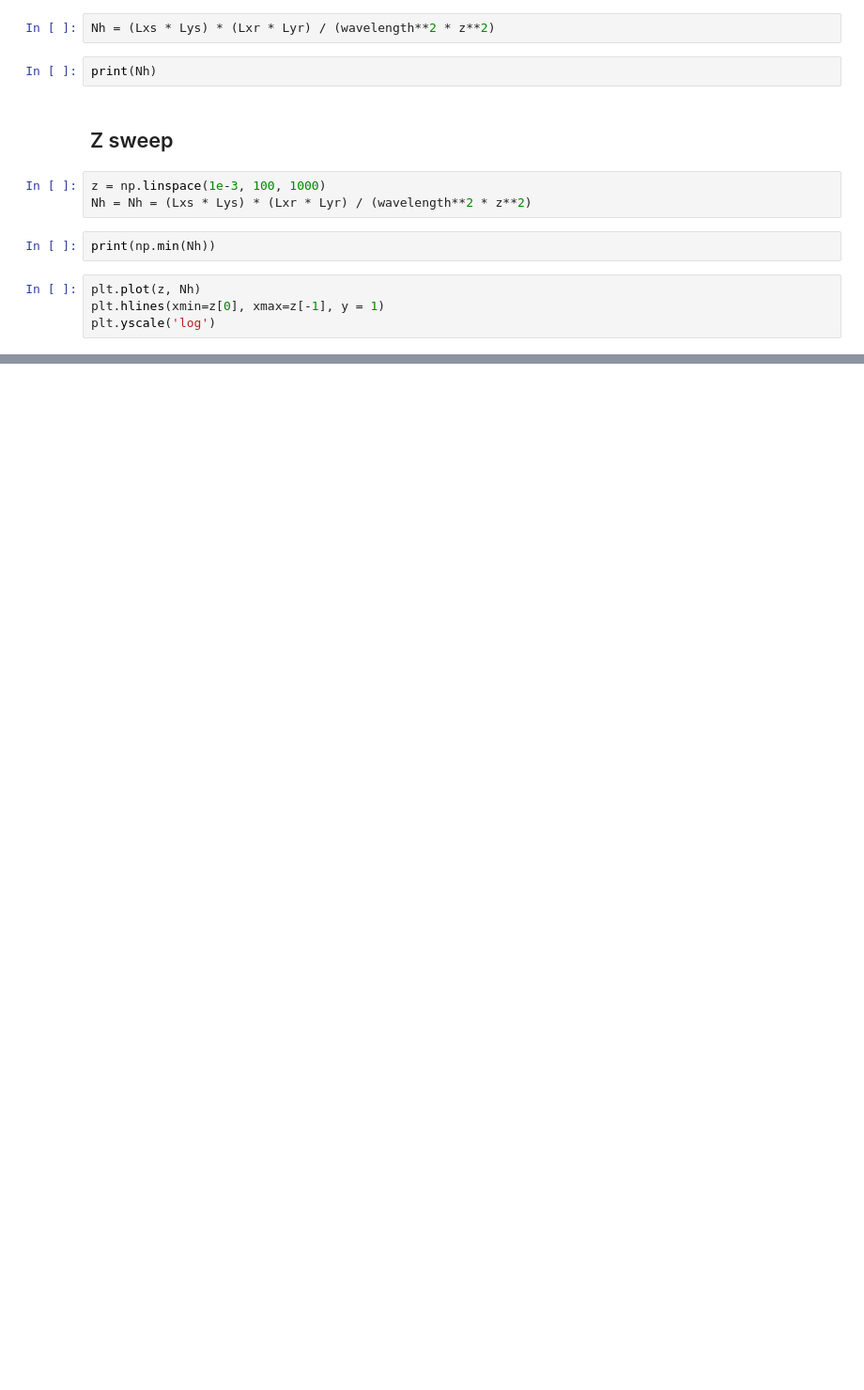
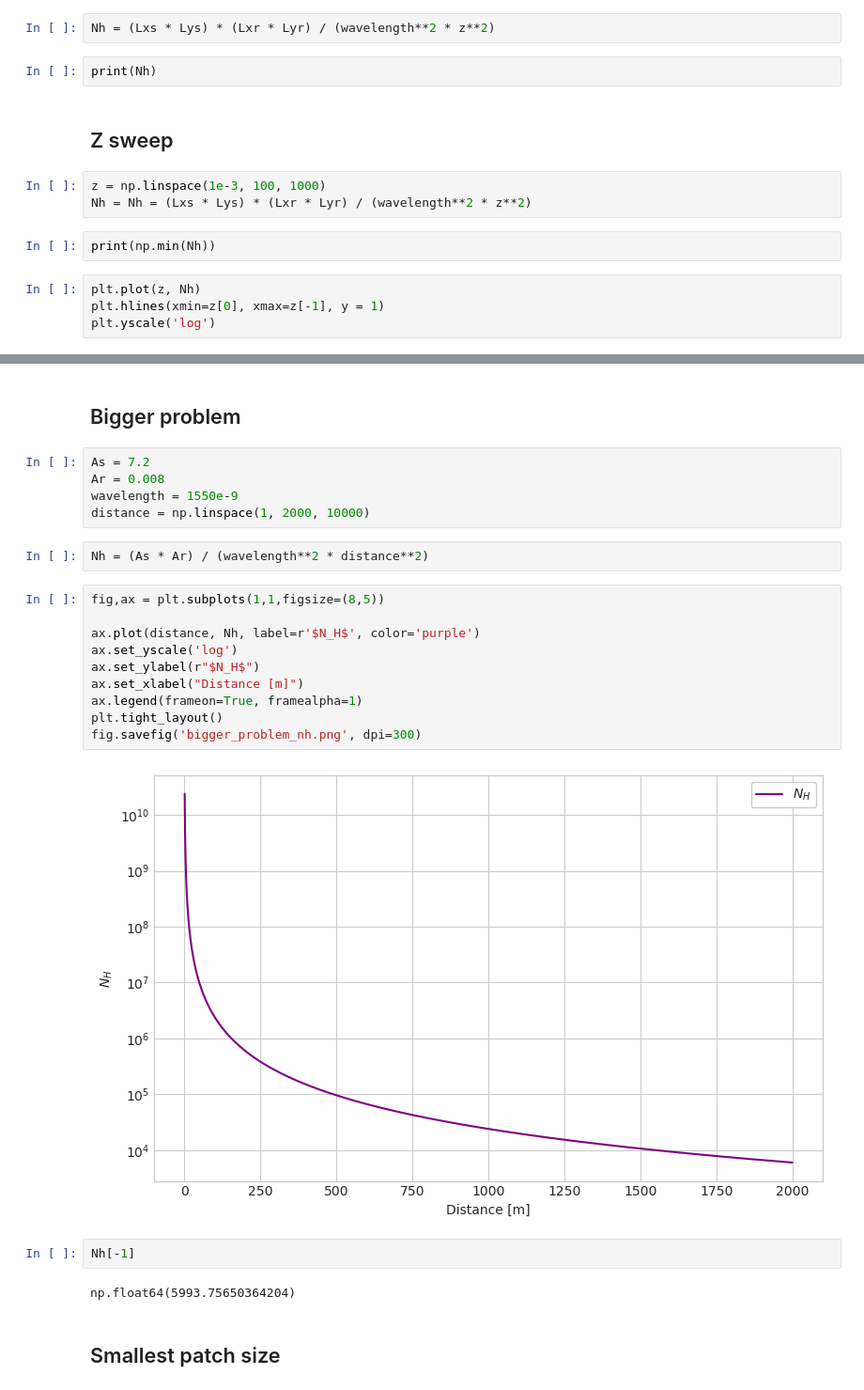
Before and after one commit to Kovaleski-Research-Lab/Bra-ket-optics, a Jupyter notebook: notebooks/EQ64_analysis.ipynb, the cells around one changed output, grey strips where cells are left out. Shown at 94% size. Saved outputs shown, nothing was run; the diff lists cells and outputs as text; blank space fills up the shorter version.

```diff
--- a/notebooks/EQ64_analysis.ipynb
+++ b/notebooks/EQ64_analysis.ipynb
@@ -39,0 +75,27 @@ plt.yscale('log')
+# %% [markdown]
+## Bigger problem
+# %%
+As = 7.2
+Ar = 0.008
+wavelength = 1550e-9
+distance = np.linspace(1, 2000, 10000)
+# %%
+Nh = (As * Ar) / (wavelength**2 * distance**2)
+# %%
+fig,ax = plt.subplots(1,1,figsize=(8,5))
+
+ax.plot(distance, Nh, label=r'$N_H$', color='purple')
+ax.set_yscale('log')
+ax.set_ylabel(r"$N_H$")
+ax.set_xlabel("Distance [m]")
+ax.legend(frameon=True, framealpha=1)
+plt.tight_layout()
+fig.savefig('bigger_problem_nh.png', dpi=300)
+# %% [output]
+[figure, added]
+# %%
+Nh[-1]
+# %% [output]
+np.float64(5993.75650364204)
+# %% [markdown]
+## Smallest patch size
```
Also changed, not shown: parts of 15 cells of this notebook.
